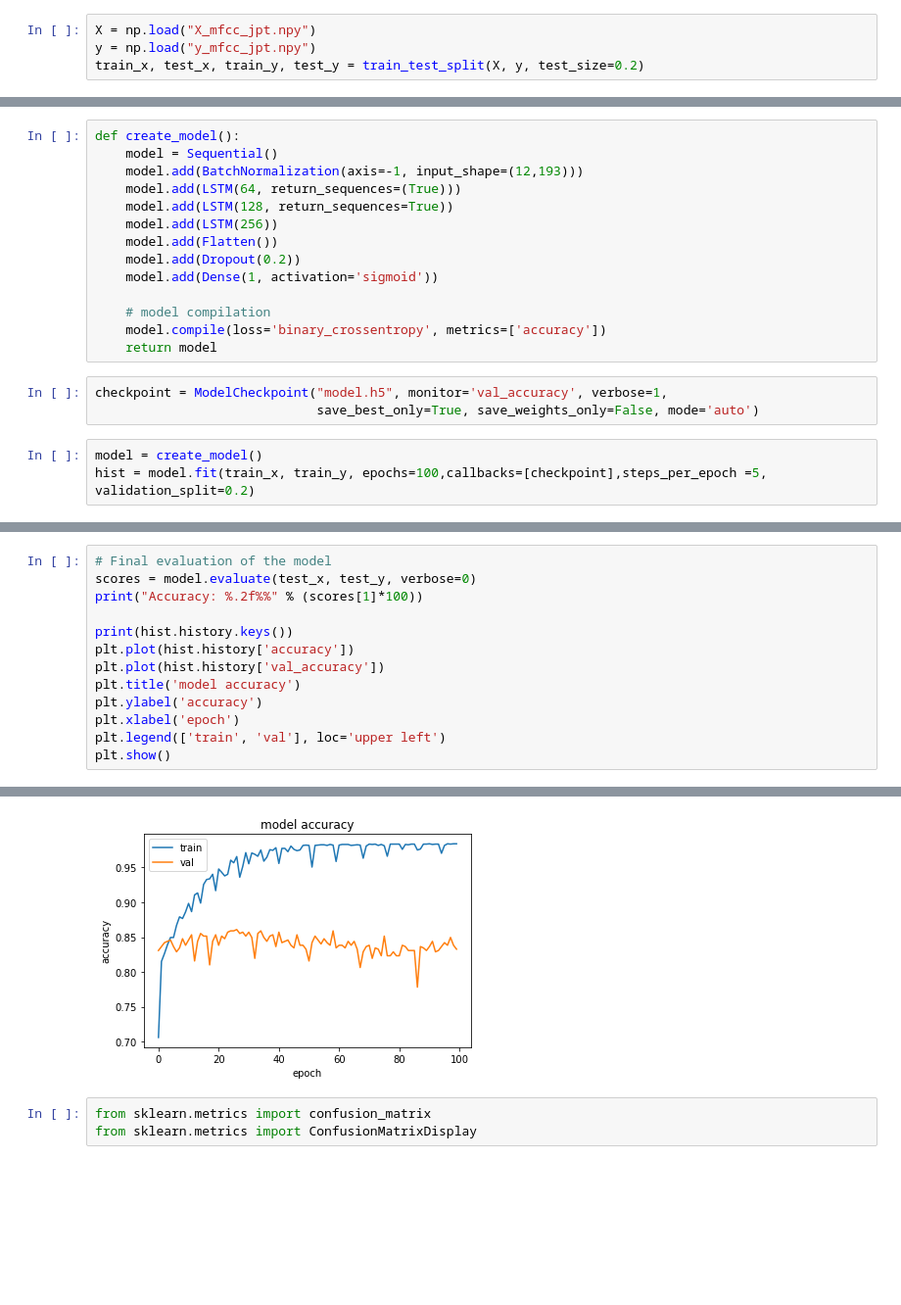
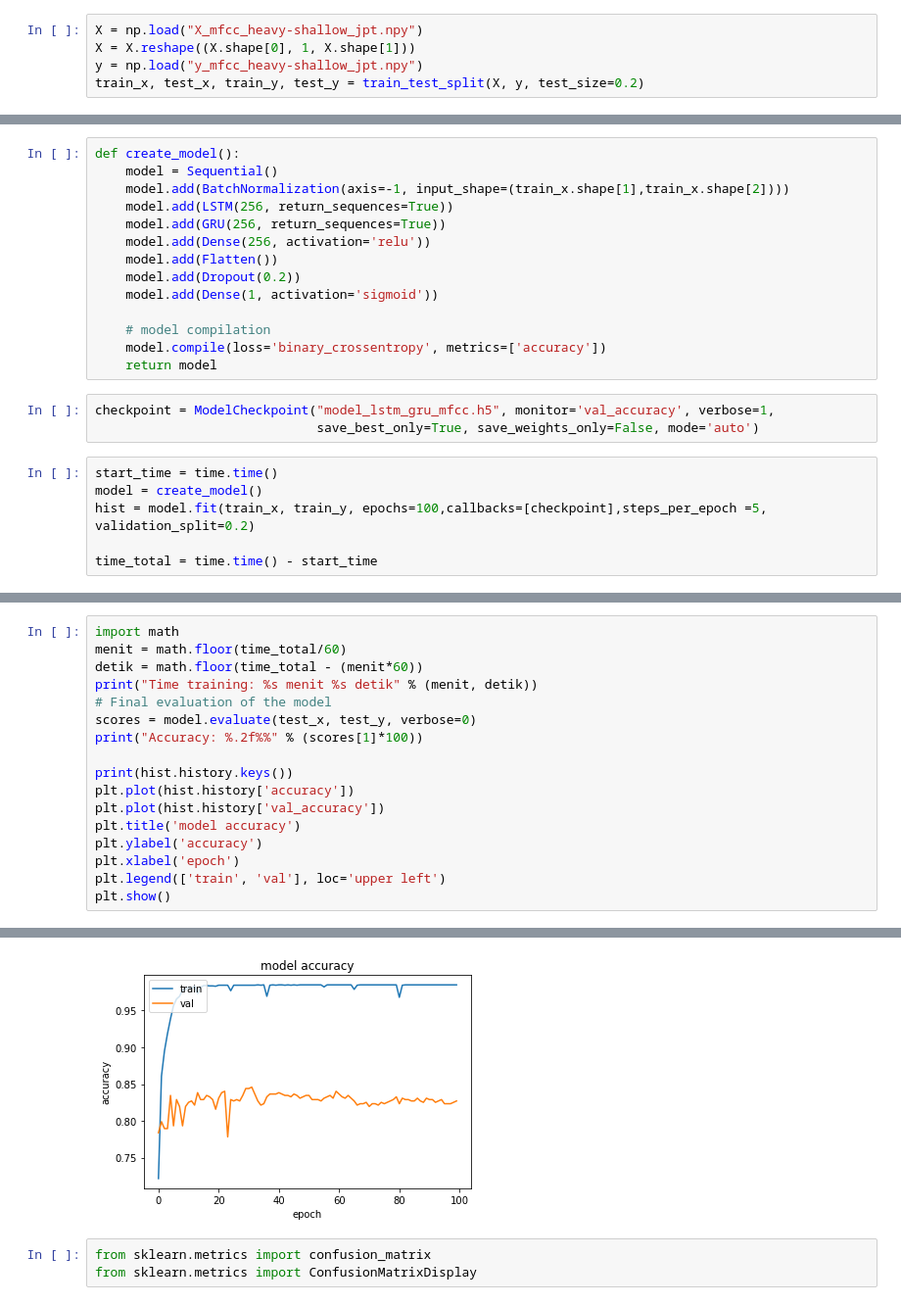
Before and after one commit to rjrouf/cough-classification, a Jupyter notebook: Classification.ipynb, the cells around one changed output, grey strips where cells are left out. Shown: that part at 98% size. Drawn from its saved outputs; the diff is of its cells as text; blank space fills up the shorter version.

Commit message:
coba model dan fitur

```diff
--- a/Classification.ipynb
+++ b/Classification.ipynb
@@ -14,8 +14,9 @@ from keras.callbacks import EarlyStopping, ModelCheckpoint
 import random as rn
 import tensorflow as tf
 # %%
-X = np.load("X_mfcc_jpt.npy")
-y = np.load("y_mfcc_jpt.npy")
+X = np.load("X_mfcc_heavy-shallow_jpt.npy")
+X = X.reshape((X.shape[0], 1, X.shape[1]))
+y = np.load("y_mfcc_heavy-shallow_jpt.npy")
 train_x, test_x, train_y, test_y = train_test_split(X, y, test_size=0.2)
 # %%
 print(train_x.shape, test_x.shape)
@@ -26,10 +27,10 @@ print(train_y.shape, test_y.shape)
 # %%
 def create_model():
     model = Sequential()
-    model.add(BatchNormalization(axis=-1, input_shape=(12,193)))
-    model.add(LSTM(64, return_sequences=(True)))
-    model.add(LSTM(128, return_sequences=True))
-    model.add(LSTM(256))
+    model.add(BatchNormalization(axis=-1, input_shape=(train_x.shape[1],train_x.shape[2])))
+    model.add(LSTM(256, return_sequences=True))
+    model.add(GRU(256, return_sequences=True))
+    model.add(Dense(256, activation='relu'))
     model.add(Flatten())
     model.add(Dropout(0.2))
     model.add(Dense(1, activation='sigmoid'))
@@ -38,10 +39,13 @@ def create_model():
     model.compile(loss='binary_crossentropy', metrics=['accuracy'])
     return model
 # %%
-checkpoint = ModelCheckpoint("model.h5", monitor='val_accuracy', verbose=1,
+checkpoint = ModelCheckpoint("model_lstm_gru_mfcc.h5", monitor='val_accuracy', verbose=1,
                              save_best_only=True, save_weights_only=False, mode='auto')
 # %%
+start_time = time.time()
 model = create_model()
 hist = model.fit(train_x, train_y, epochs=100,callbacks=[checkpoint],steps_per_epoch =5, validation_split=0.2)
+
+time_total = time.time() - start_time
 # %% [output]
 Epoch 1/100
@@ -64,4 +68,8 @@ Epoch 00100: val_accuracy did not improve from 0.86090
 # %%
+import math
+menit = math.floor(time_total/60)
+detik = math.floor(time_total - (menit*60))
+print("Time training: %s menit %s detik" % (menit, detik))
 # Final evaluation of the model
 scores = model.evaluate(test_x, test_y, verbose=0)
 print("Accuracy: %.2f%%" % (scores[1]*100))
@@ -79,5 +88,5 @@ Accuracy: 78.50%
 dict_keys(['loss', 'accuracy', 'val_loss', 'val_accuracy'])
-[figure, old version]
+[figure, new version]
 # %%
 from sklearn.metrics import confusion_matrix
 from sklearn.metrics import ConfusionMatrixDisplay
```
Also changed, not shown: parts of 6 cells of this notebook, 30 other files.
